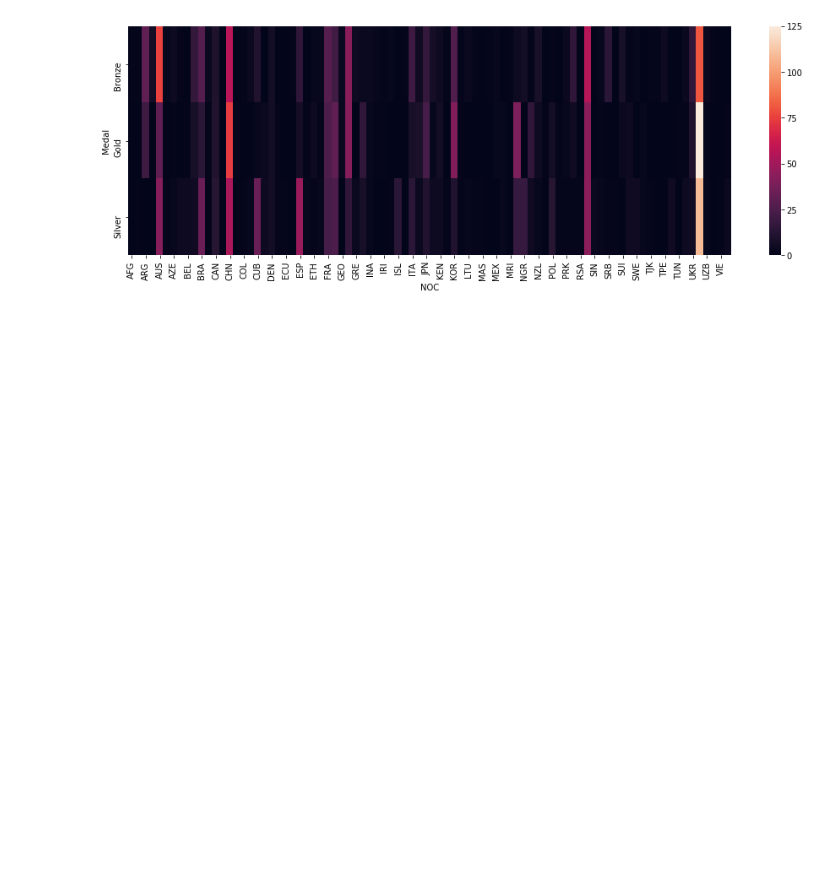
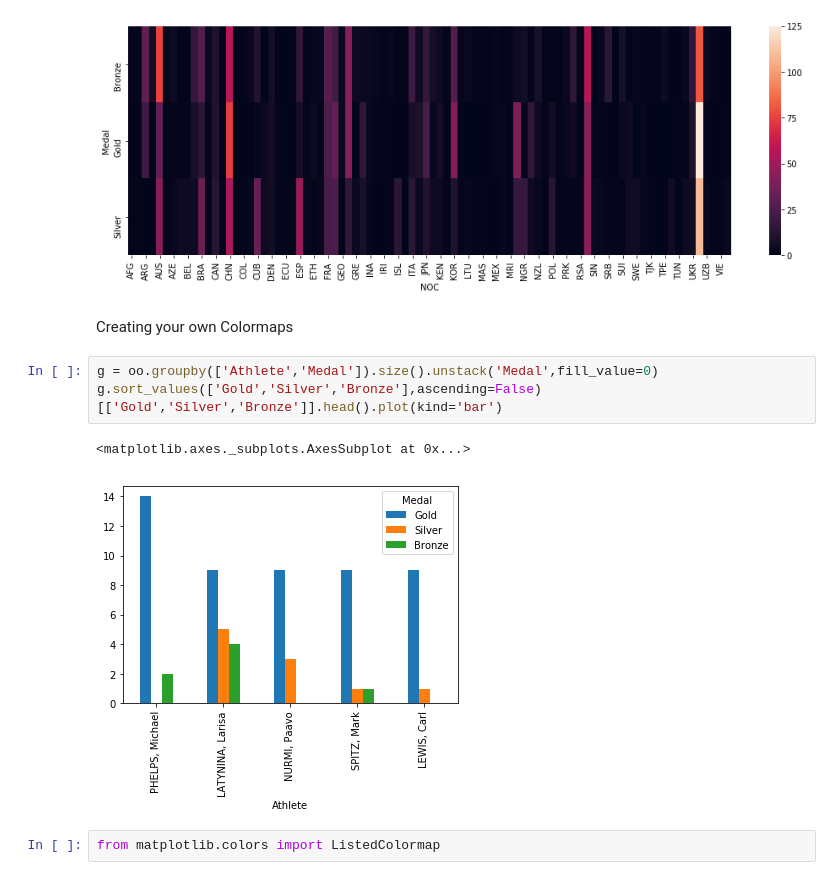
Before and after one commit to djanshuman/Code-Docs, a Jupyter notebook: Pandas/Jupyter workbook Files/CH 09 Data Visualizations.ipynb, the cells around one changed output. Saved outputs shown, nothing was run; the diff lists cells and outputs as text; blank space fills up the shorter version.

Commit message:
Add files via upload
Creating own colormaps

```diff
--- a/Pandas/Jupyter workbook Files/CH 09 Data Visualizations.ipynb
+++ b/Pandas/Jupyter workbook Files/CH 09 Data Visualizations.ipynb
@@ -64,3 +64,13 @@ sns.heatmap(g1)
 # %% [output]
 <matplotlib.axes._subplots.AxesSubplot at 0x...>
 [figure]
+# %% [markdown]
+Creating your own Colormaps
+# %%
+g = oo.groupby(['Athlete','Medal']).size().unstack('Medal',fill_value=0)
+g.sort_values(['Gold','Silver','Bronze'],ascending=False)[['Gold','Silver','Bronze']].head().plot(kind='bar')
+# %% [output]
+<matplotlib.axes._subplots.AxesSubplot at 0x...>
+[figure, added]
+# %%
+from matplotlib.colors import ListedColormap
```
Also changed, not shown: parts of 6 cells of this notebook.
